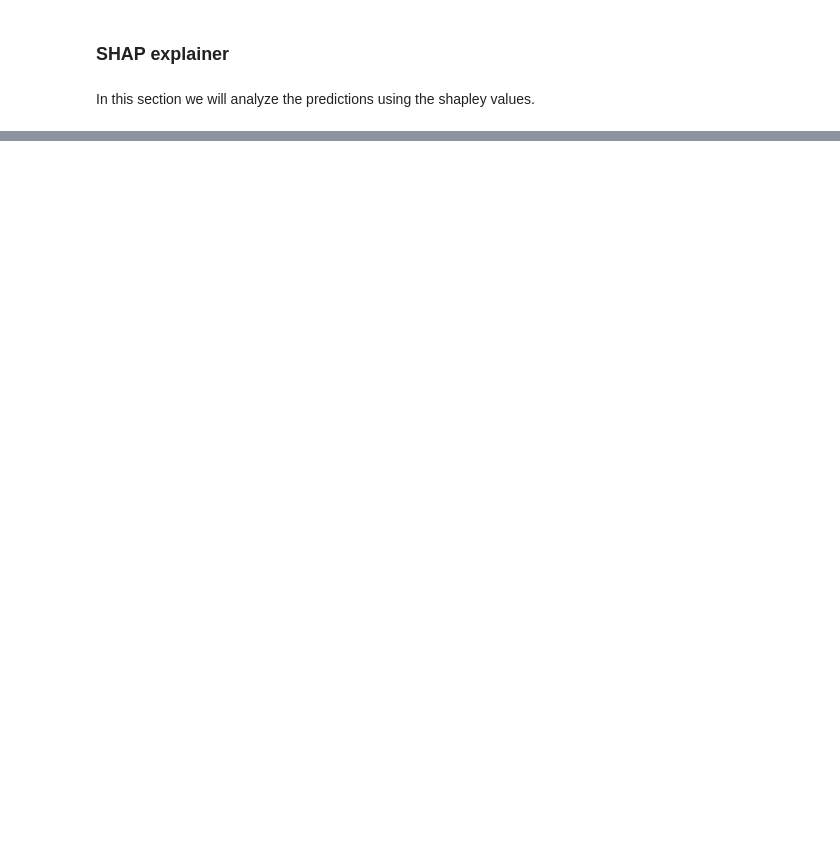
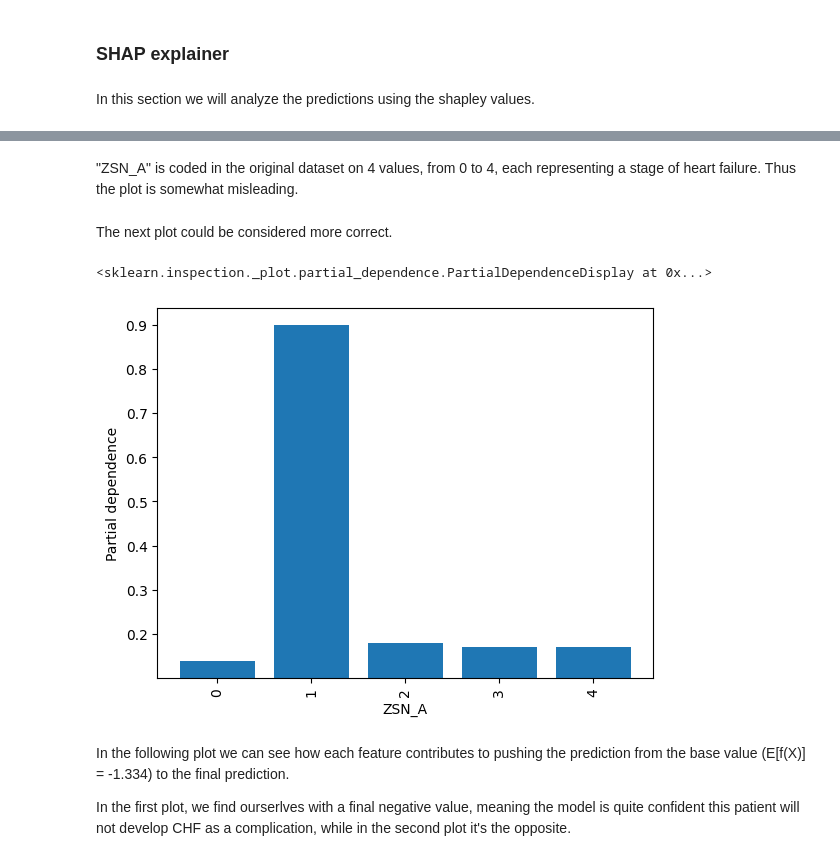
Before and after one commit to BianchiLuca28/XAI-Healthcare, a Jupyter notebook: Explainable.ipynb, the cells around one changed output, grey strips where cells are left out. Cells and saved outputs as stored; diff of their text form; code cells hidden in the pictures; blank space fills up the shorter version.

```diff
--- a/Explainable.ipynb
+++ b/Explainable.ipynb
@@ -150,3 +158,21 @@ PartialDependenceDisplay.from_estimator(model, X_test, features, kind='individua
+# %% [markdown]
+"ZSN_A" is coded in the original dataset on 4 values, from 0 to 4, each representing a stage of heart failure. Thus the plot is somewhat misleading.
+# %% [markdown]
+The next plot could be considered more correct.
+# %%
+PartialDependenceDisplay.from_estimator(
+    model,
+    X_test,
+    features=[9],
+    categorical_features=[9]
+)
+# %% [output]
+<sklearn.inspection._plot.partial_dependence.PartialDependenceDisplay at 0x...>
+[figure, added]
+# %% [markdown]
+In the following plot we can see how each feature contributes to pushing the prediction from the base value (E[f(X)] = -1.334) to the final prediction.
+
+In the first plot, we find ourserlves with a final negative value, meaning the model is quite confident this patient will not develop CHF as a complication, while in the second plot it's the opposite.
 # %%
 # let's produce SHAP waterfall plots for the two instances where the model is confident (see above):
 expl = shap.TreeExplainer(model)
```
Also changed, not shown: parts of 9 cells of this notebook.
